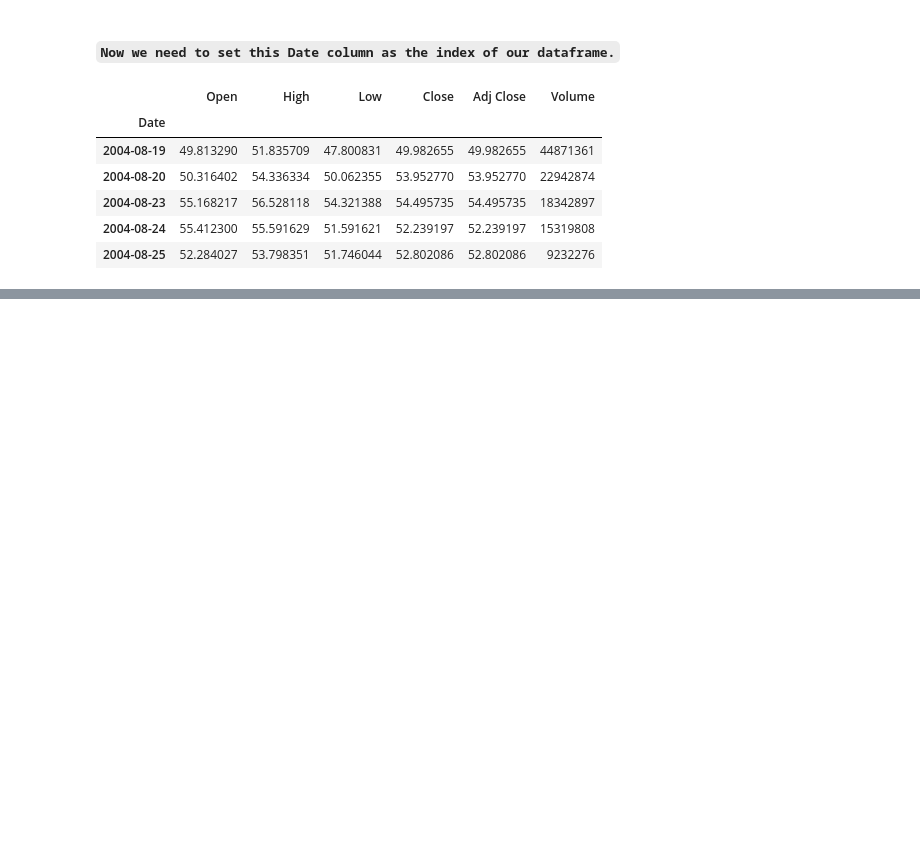
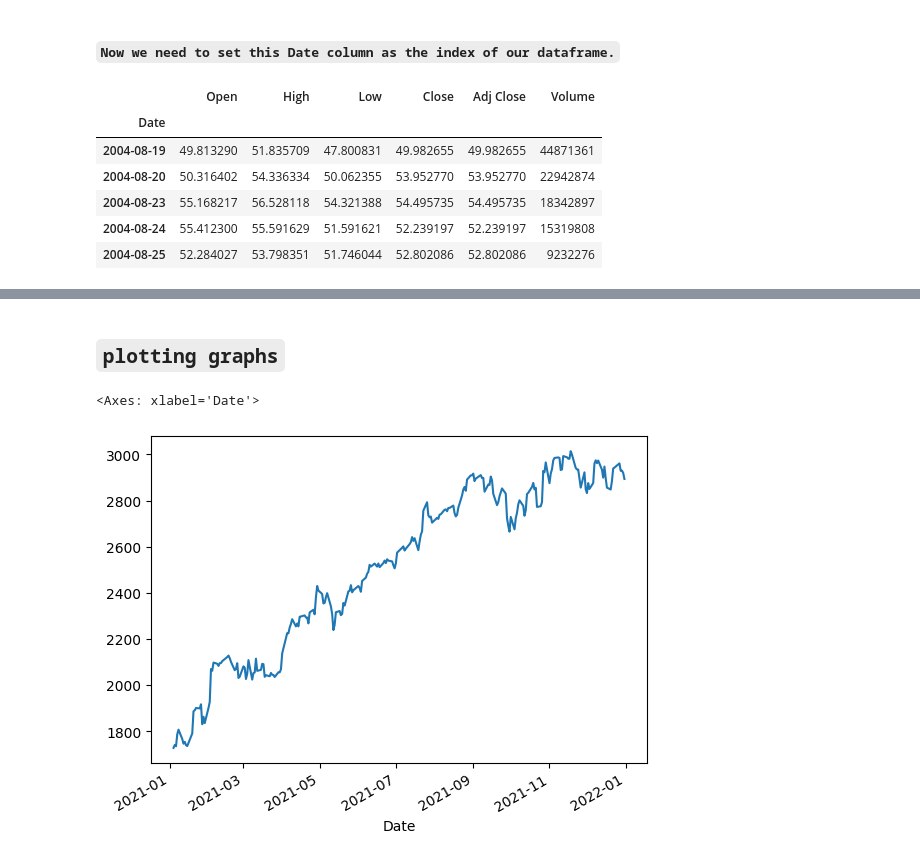
Before and after one commit to abhishekjha462000/data_science_final, a Jupyter notebook: W08_pandas_advanced_continued/07_pandas_case_study_time_series_analysis/my_notes.ipynb, the cells around one changed output, grey strips where cells are left out. Drawn from its saved outputs; the diff is of its cells as text; code cells hidden in the pictures; blank space fills up the shorter version.

```diff
--- a/W08_pandas_advanced_continued/07_pandas_case_study_time_series_analysis/my_notes.ipynb
+++ b/W08_pandas_advanced_continued/07_pandas_case_study_time_series_analysis/my_notes.ipynb
@@ -161,0 +213,3 @@ google.head()
+# %%
+google.loc[::, 'month_name'] = google.index.month_name()
+google.head()
@@ -161,0 +224,3 @@ google.head()
+# %%
+google.loc[::, 'day_name'] = google.index.day_name()
+google.head()
@@ -161,0 +237,3 @@ google.head()
+# %%
+google.loc[::, 'quarter'] = google.index.quarter
+google.head()
@@ -161,0 +271,7 @@ google.head()
+# %% [markdown]
+## `plotting graphs`
+# %%
+google.loc['2021']['Close'].plot()
+# %% [output]
+<Axes: xlabel='Date'>
+[figure, added]
```
Also changed, not shown: parts of 41 cells of this notebook.
